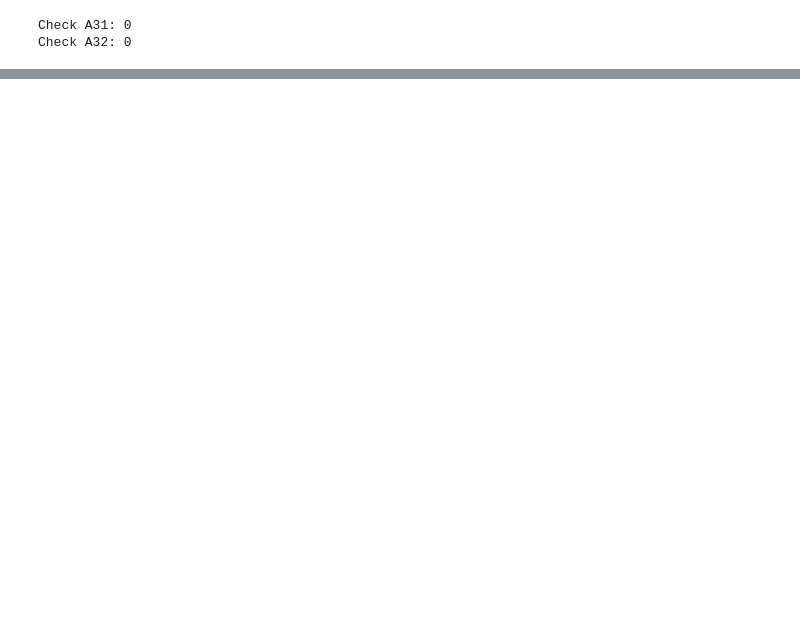
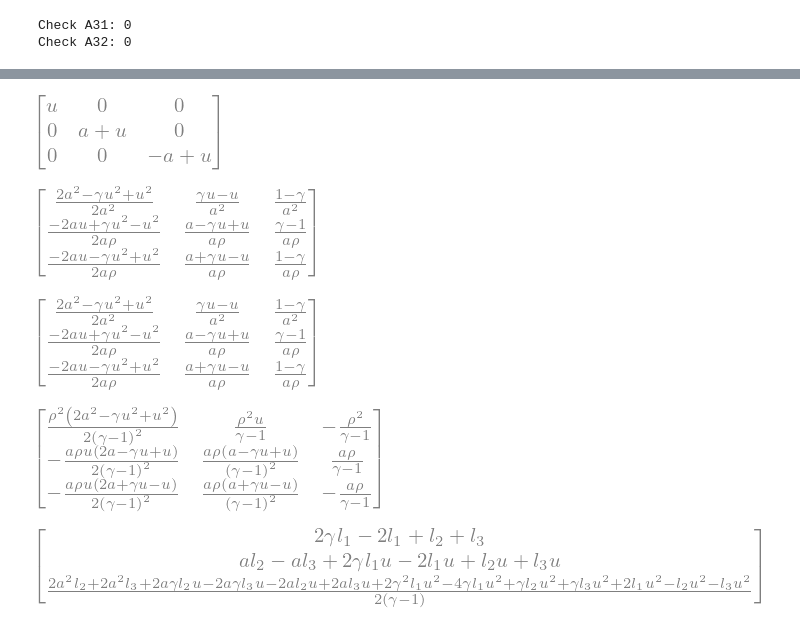
Before and after one commit to annashens/ME663-A2, a Jupyter notebook: 1_test.ipynb, the cells around one changed output, grey strips where cells are left out. Drawn from its saved outputs; the diff is of its cells as text; code cells hidden in the pictures; blank space fills up the shorter version.

```diff
--- a/1_test.ipynb
+++ b/1_test.ipynb
@@ -91,0 +128,31 @@ A.eigenvals()
+# %%
+Lambda = diag(lambda1, lambda2, lambda3)
+Lambda
+# %% [output]
+[figure, added]
+# %%
+Qa.inv()
+# %% [output]
+[figure, added]
+# %%
+Qa_inv = Qa.inv()
+Qa_inv
+# %% [output]
+[figure, added]
+# %%
+simplify(Qa_inv/((gamma-1)/(rho*a)))
+# %% [output]
+[figure, added]
+# %%
+l1,l2,l3=sp.symbols('l1 l2 l3')
+subs_dict = {
+    U1: rho,
+    U2: rho*u,
+    U3: rho*E
+}
+U=U.subs(subs_dict).subs(thermo_subs)
+Lambda_sym = diag(l1, l2, l3)
+F =Qa*Lambda_sym*Qa_inv*U
+factor(simplify(F)/(rho/(2*gamma)))
+# %% [output]
+[figure, added]
```
Also changed, not shown: parts of 10 cells of this notebook.
